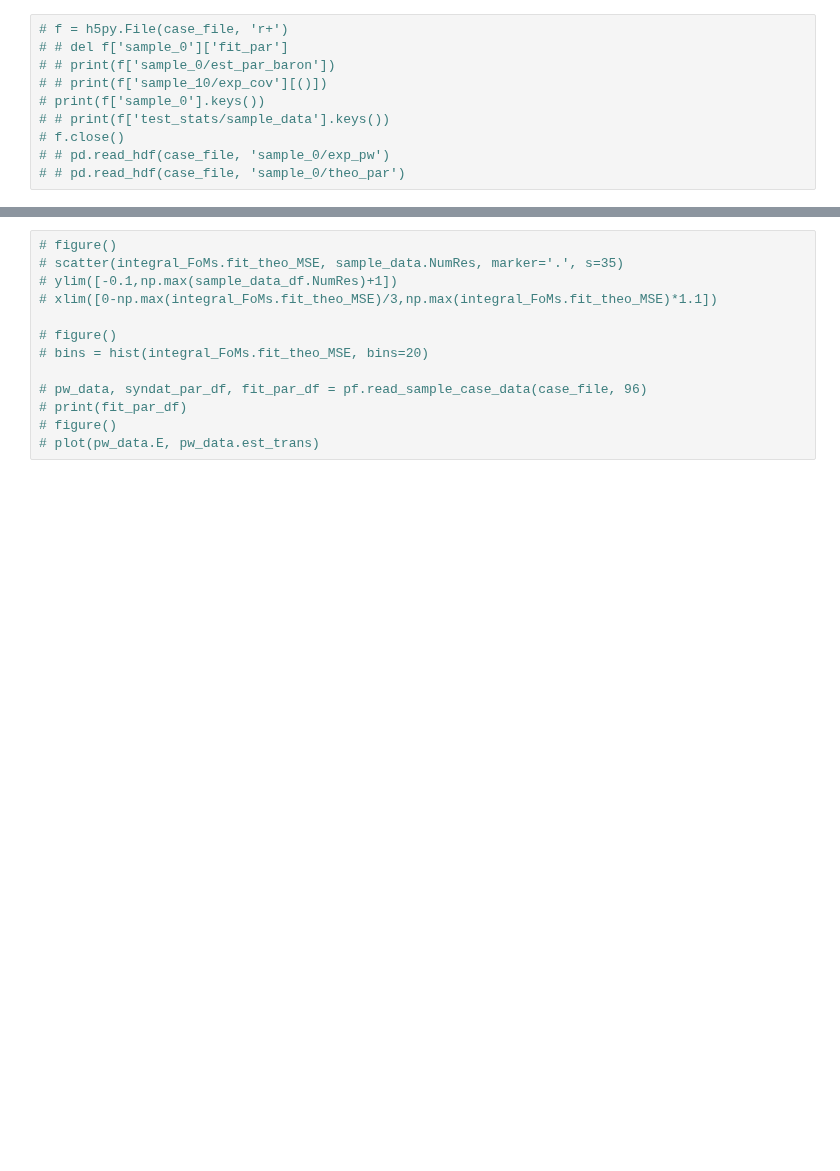
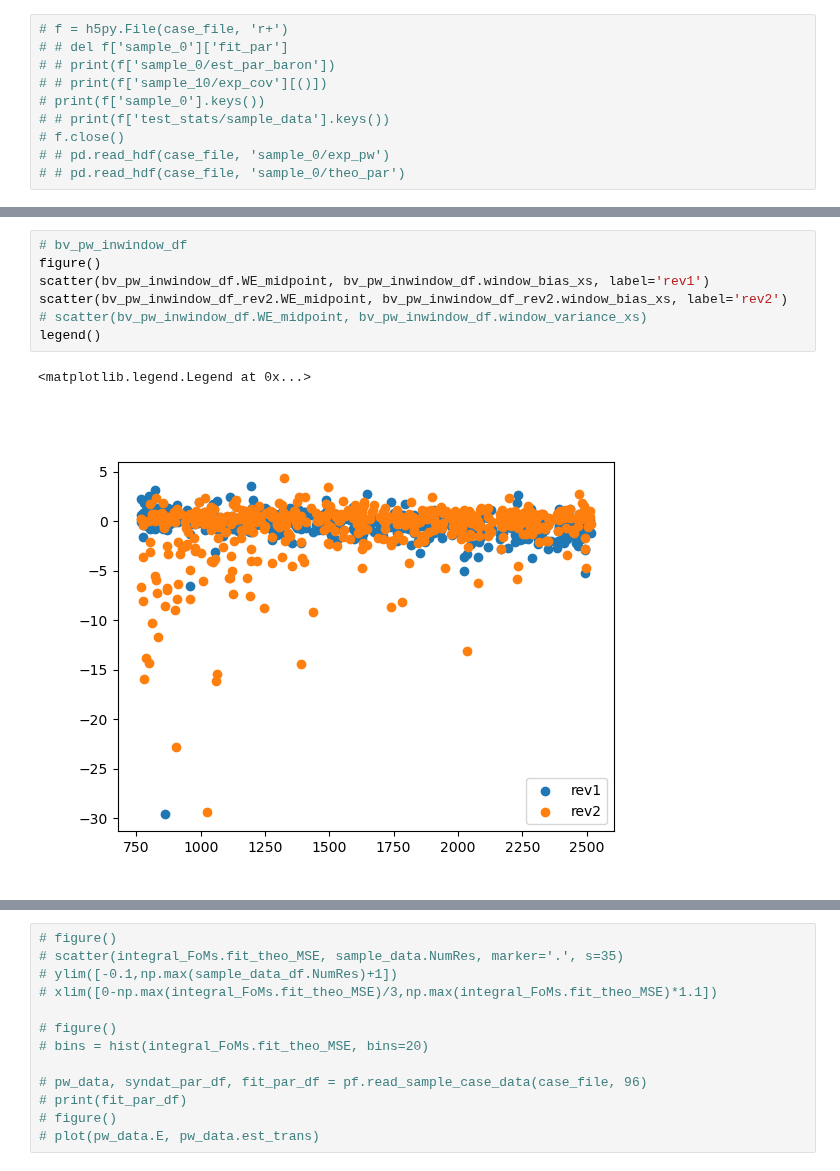
Before and after one commit to Naww137/ATARI, a Jupyter notebook: examples/UserExample_PiTFAll.ipynb, the cells around one changed output, grey strips where cells are left out. Cells and saved outputs as stored; diff of their text form; blank space fills up the shorter version.

```diff
--- a/examples/UserExample_PiTFAll.ipynb
+++ b/examples/UserExample_PiTFAll.ipynb
@@ -142,3 +155,13 @@ The mean/std of the fit to theorectical MSE is 8382.444560821265 +/- 12580.87341
+# %%
+# bv_pw_inwindow_df
+figure()
+scatter(bv_pw_inwindow_df.WE_midpoint, bv_pw_inwindow_df.window_bias_xs, label='rev1')
+scatter(bv_pw_inwindow_df_rev2.WE_midpoint, bv_pw_inwindow_df_rev2.window_bias_xs, label='rev2')
+# scatter(bv_pw_inwindow_df.WE_midpoint, bv_pw_inwindow_df.window_variance_xs)
+legend()
+# %% [output]
+<matplotlib.legend.Legend at 0x...>
+[figure, added]
 # %%
 integral_FoMs
 # %% [output]
```
Also changed, not shown: parts of 11 cells of this notebook, 22 other files.
